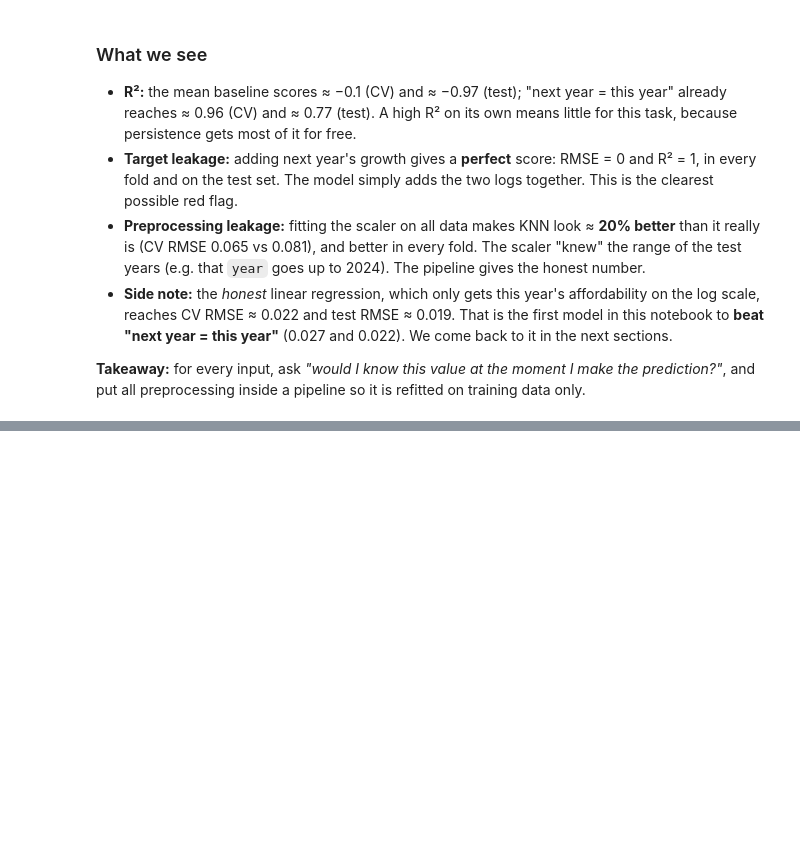
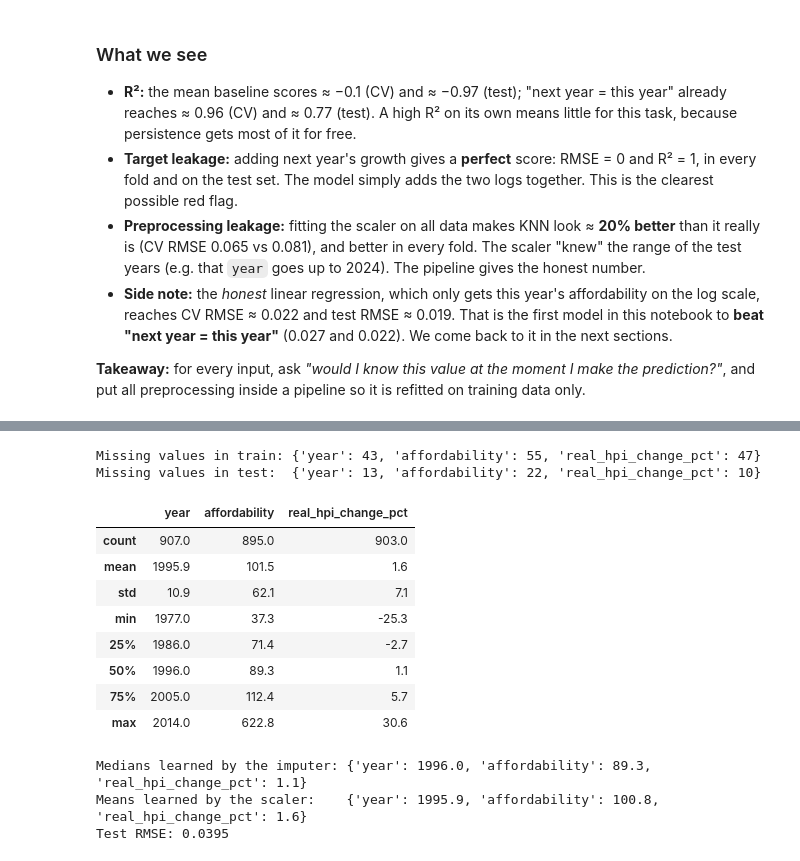
Before and after one commit to iaac-maai/Group8-day1-assignment, a Jupyter notebook: notebook/Day2_models.ipynb, the cells around one changed output, grey strips where cells are left out. Drawn from its saved outputs; the diff is of its cells as text; code cells hidden in the pictures; blank space fills up the shorter version.

Commit message:
Day 2: add sections 2.1-2.2 scikit-learn API and preprocessing by hand

```diff
--- a/notebook/Day2_models.ipynb
+++ b/notebook/Day2_models.ipynb
@@ -673,0 +702,50 @@ pd.DataFrame({"scaler fitted on all data (leak)": wrong, "pipeline (correct)": r
+# %%
+from sklearn.impute import SimpleImputer
+
+cols = ["year", "affordability", "real_hpi_change_pct"]
+
+# simulated gaps: blank out 5% of each column at random (a copy, the real data is untouched)
+gap_rng = np.random.default_rng(0)
+X_small = df[cols].copy()
+for col in cols:
+    X_small.loc[gap_rng.random(len(X_small)) < 0.05, col] = np.nan
+
+X_small_train, X_small_test = X_small[is_train], X_small[~is_train]
+print("Missing values in train:", X_small_train.isna().sum().to_dict())
+print("Missing values in test: ", X_small_test.isna().sum().to_dict())
+X_small_train.describe().round(1)
+# %% [output]
+Missing values in train: {'year': 43, 'affordability': 55, 'real_hpi_change_pct': 47}
+Missing values in test:  {'year': 13, 'affordability': 22, 'real_hpi_change_pct': 10}
+|  | year | affordability | real_hpi_change_pct |
+| count | 907.0 | 895.0 | 903.0 |
+| mean | 1995.9 | 101.5 | 1.6 |
+| std | 10.9 | 62.1 | 7.1 |
+| min | 1977.0 | 37.3 | -25.3 |
+| 25% | 1986.0 | 71.4 | -2.7 |
+| 50% | 1996.0 | 89.3 | 1.1 |
+| 75% | 2005.0 | 112.4 | 5.7 |
+| max | 2014.0 | 622.8 | 30.6 |
+# %%
+# Step 1: imputer, learns the median of each column on the TRAINING data only
+imputer = SimpleImputer(strategy="median")
+X_tr = imputer.fit_transform(X_small_train)
+X_te = imputer.transform(X_small_test)          # transform only, never fit on test
+
+# Step 2: scaler, learns mean and std of each column on the TRAINING data only
+scaler = StandardScaler()
+X_tr = scaler.fit_transform(X_tr)
+X_te = scaler.transform(X_te)
+
+# Step 3: model
+knn = KNeighborsRegressor(n_neighbors=10)
+knn.fit(X_tr, y_train)
+y_pred = knn.predict(X_te)
+
+print("Medians learned by the imputer:", {c: round(float(v), 1) for c, v in zip(cols, imputer.statistics_)})
+print("Means learned by the scaler:   ", {c: round(float(v), 1) for c, v in zip(cols, scaler.mean_)})
+print(f"Test RMSE: {root_mean_squared_error(y_test, y_pred):.4f}")
+# %% [output]
+Medians learned by the imputer: {'year': 1996.0, 'affordability': 89.3, 'real_hpi_change_pct': 1.1}
+Means learned by the scaler:    {'year': 1995.9, 'affordability': 100.8, 'real_hpi_change_pct': 1.6}
+Test RMSE: 0.0395
```
Also changed, not shown: parts of 3 cells of this notebook.
